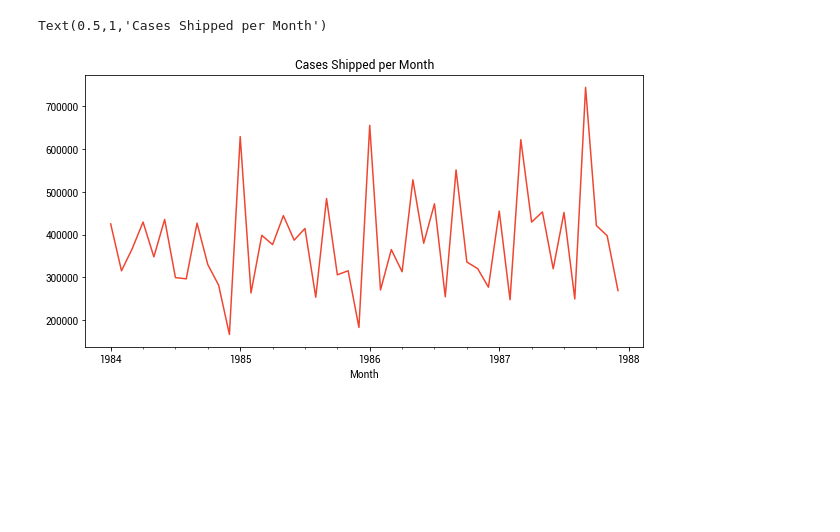
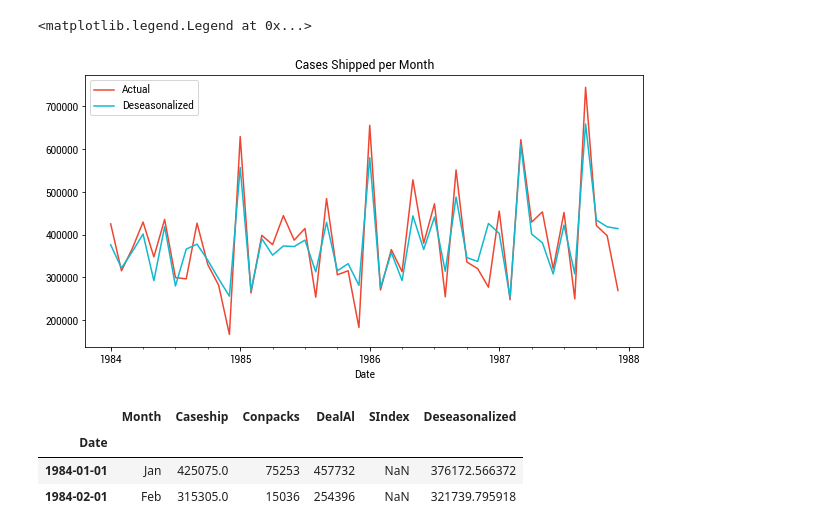
Before and after one commit to magtanggol03/dec130, a Jupyter notebook: notebooks/04 Time Series.ipynb, the cells around one changed output. Saved outputs shown, nothing was run; the diff lists cells and outputs as text; code cells hidden in the pictures; blank space fills up the shorter version.

```diff
--- a/notebooks/04 Time Series.ipynb
+++ b/notebooks/04 Time Series.ipynb
@@ -192,0 +220,18 @@ OLS Regression Results
+# %%
+yearly_ave = temp_df2.groupby('Year').mean()['Temp']
+
+dese = []
+for x in range(temp_df2.shape[0]):
+
+    dese.append(temp_df2['Temp'][x]/yearly_ave[temp_df2['Year'][x]])
+
+temp_df2['deseason'] = dese
+si = temp_df2.groupby('Month').mean()['deseason']
+# %%
+dese2 = []
+
+for x in range(temp_df2.shape[0]):
+
+    dese2.append(temp_df2['Temp'][x]/si[temp_df2['Month'][x]])
+
+temp_df2['deseason2'] = dese2
@@ -192,0 +257,5 @@ OLS Regression Results
+# %%
+ave = temp_df2.Temp.mean()
+temp_df2['deseasonalized'] = temp_df2.Temp/ave
+x = pd.DataFrame(temp_df2.groupby('Month')['deseasonalized'].mean())
+x
@@ -193,10 +277,29 @@ OLS Regression Results
 # %%
-harmon= pd.read_csv('https://raw.githubusercontent.com/magtanggol03/dec130/master/datasets/Harmon.csv').iloc[:, :4]
-harmon.Month = pd.to_datetime(harmon.Month)
-harmon = harmon.set_index('Month')
+harmon= pd.read_csv('https://raw.githubusercontent.com/magtanggol03/dec130/master/datasets/Harmon.csv').iloc[:, :5]
+harmon['Date'] = pd.to_datetime(harmon.Month)
+harmon = harmon.set_index('Date')
+harmon.Month = harmon.Month.apply(lambda x: x.split('-')[0])
+
+#deseasonalize shipments
+SI = harmon[['Month','SIndex']][:12].set_index('Month')
+harmon = harmon.iloc[12:]
+des = []
+for x in range(harmon.shape[0]):
+    des.append(harmon.Caseship[x]/(SI.loc[harmon.Month[x]].values[0]/100))
+
+harmon['Deseasonalized'] = des
 # %%
-harmon['Caseship'].plot(color = col[0], figsize = (10,5))
+harmon['Caseship'].plot(color = col[0], figsize = (10,5), label = 'Actual')
+harmon['Deseasonalized'].plot(color = col[1], figsize = (10,5), label = 'Deseasonalized')
 plt.title('Cases Shipped per Month')
+plt.legend()
 # %% [output]
-Text(0.5,1,'Cases Shipped per Month')
+<matplotlib.legend.Legend at 0x...>
-[figure, old version]
+[figure, new version]
+# %%
+harmon.head(2)
+# %% [output]
+|  | Month | Caseship | Conpacks | DealAl | SIndex | Deseasonalized |
+| Date |  |  |  |  |  |  |
+| 1984-01-01 | Jan | 425075.0 | 75253 | 457732 | NaN | 376172.566372 |
+| 1984-02-01 | Feb | 315305.0 | 15036 | 254396 | NaN | 321739.795918 |
```
Also changed, not shown: parts of 18 cells of this notebook, 32 other files.
